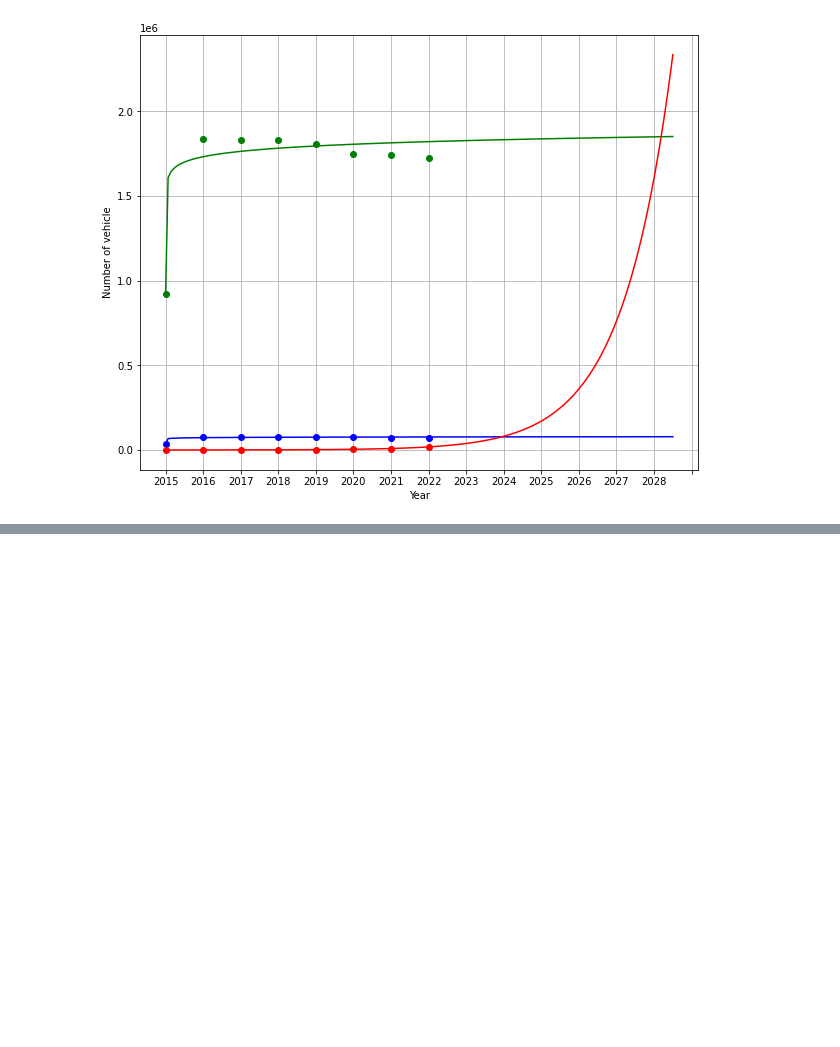
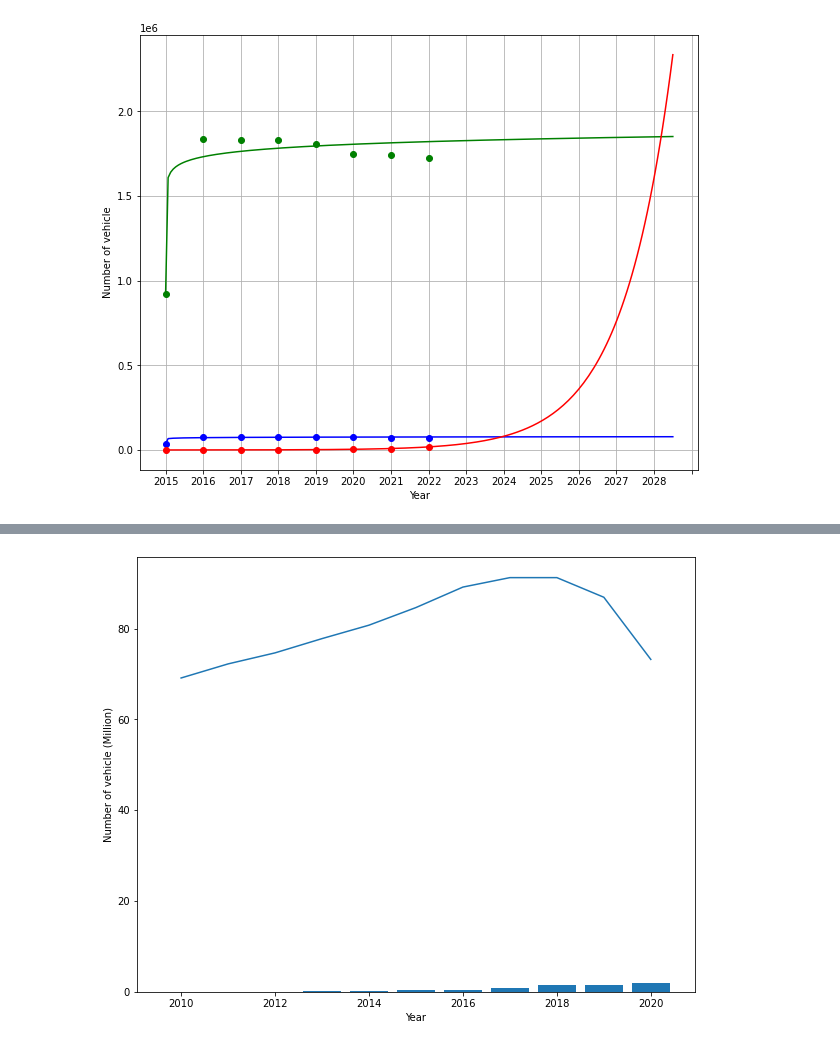
Before and after one commit to Kongfufack/Project_1_EV, a Jupyter notebook: EV_Market_Analysis.ipynb, the cells around one changed output, grey strips where cells are left out. Cells and saved outputs as stored; diff of their text form; code cells hidden in the pictures; blank space fills up the shorter version.

```diff
--- a/EV_Market_Analysis.ipynb
+++ b/EV_Market_Analysis.ipynb
@@ -106,0 +109,3 @@ plt.show()
+# %%
+totalvGLB_df = pd.read_csv(filepath + "Global_EV_sales(2010-2020).csv")
+totalvGLB_df.head()
@@ -106,0 +119,10 @@ plt.show()
+# %%
+x_axis = totalvGLB_df["Year"]
+plt.figure(figsize=(10,8))
+plt.bar(x_axis, totalvGLB_df["EV sales"], align="center")
+plt.plot(x_axis,totalvGLB_df["Car sales"])
+plt.xlabel('Year')
+plt.ylabel('Number of vehicle (Million)')
+plt.show()
+# %% [output]
+[figure, added]
```
Also changed, not shown: parts of 2 cells of this notebook, 1 other file.
